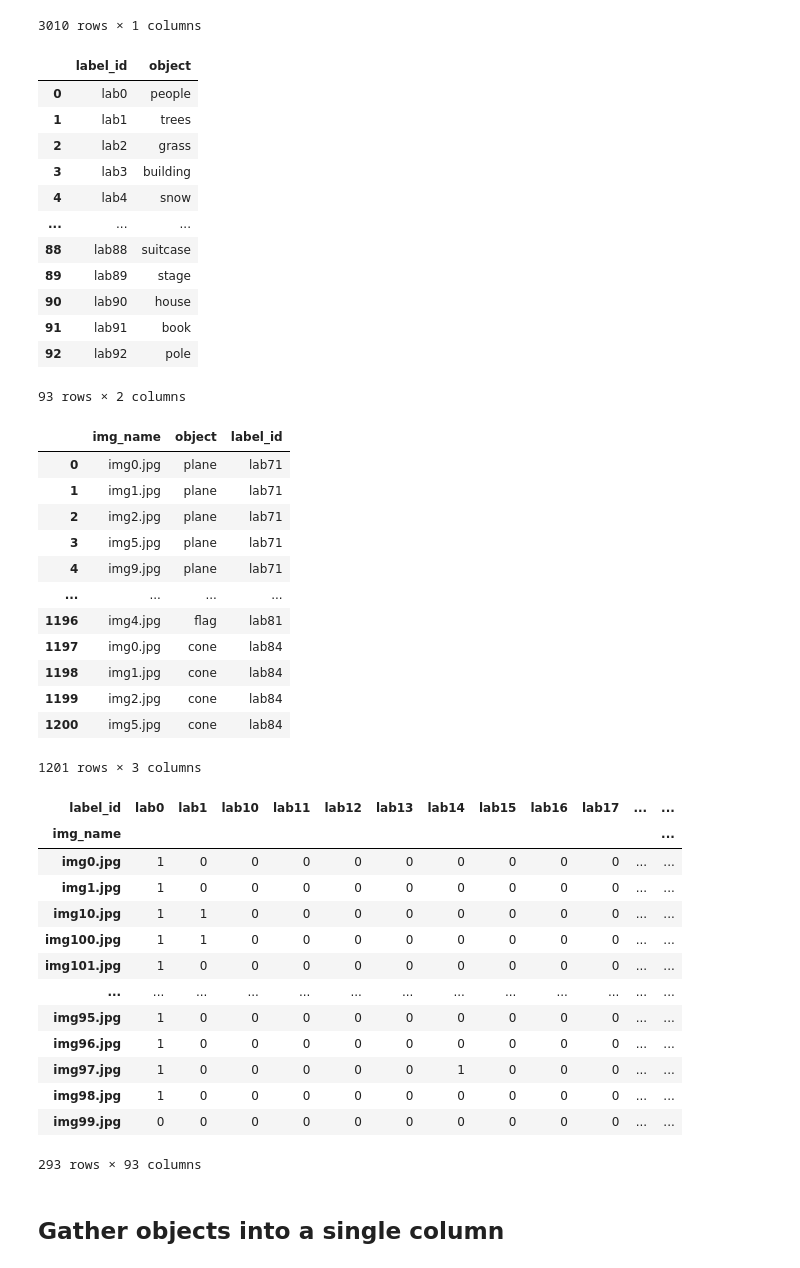
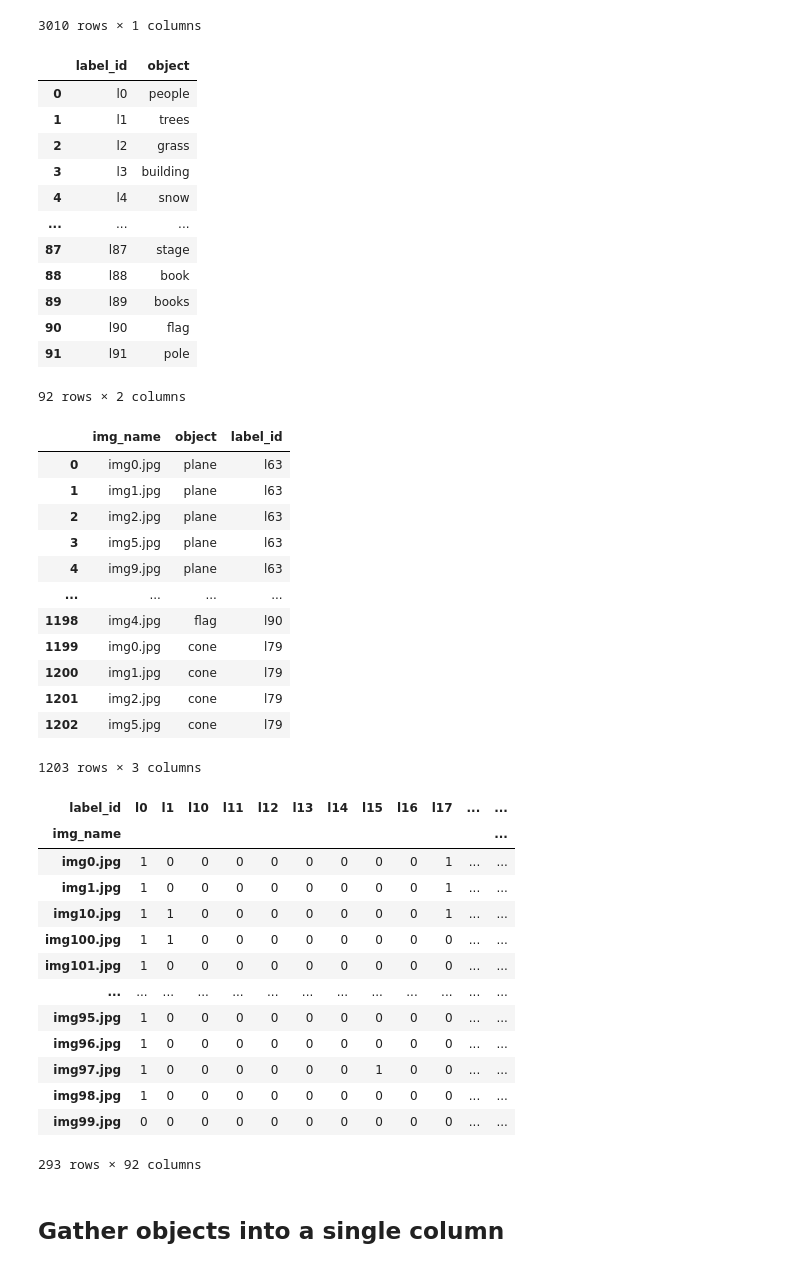
Before and after one commit to kristjan-eljand/andmetalgud, a Jupyter notebook: tartu_preparation.ipynb, the cells around one changed output. Drawn from its saved outputs; the diff is of its cells as text; code cells hidden in the pictures.

Commit message:
Multi-intent data prep + tartu corrections

```diff
--- a/tartu_preparation.ipynb
+++ b/tartu_preparation.ipynb
@@ -44,3 +40,12 @@ for c in img_desc.columns:
+# %%
+# Some data cleaning
+for c in img_desc.columns:
+    # Lowercase everything
+    img_desc[c] = img_desc[c].str.lower()
+    # Remove leading and trailing spaces
+    img_desc[c] = img_desc[c].str.strip()
+    # Replace bicylce and bicycles with bicycle
+    img_desc[c] = img_desc[c].str.replace("bicylce", "bicycle")
 # %% [markdown]
 ## Long format of data
 # %%
@@ -71,34 +76,34 @@ long_desc
 # %%
 # The count of labels
 labels_count = long_desc.groupby(by='object').size().sort_values(ascending=False)
 
 # Keep only labels with at least 4 instances
 labs_to_keep = labels_count[labels_count >= 4]
 
 # Remove the label 'missing'
 labs_to_keep.pop('missing')
 
 # Add names to labels
-label_dict = {f"lab{i}":obj for i,obj in enumerate(labs_to_keep.keys())}
+label_dict = {f"l{i}":obj for i,obj in enumerate(labs_to_keep.keys())}
 label_df = pd.DataFrame({
     'label_id': label_dict.keys(),
     'object': label_dict.values()
 })
 label_df
 # %% [output]
 |  | label_id | object |
-| 0 | lab0 | people |
-| 1 | lab1 | trees |
-| 2 | lab2 | grass |
-| 3 | lab3 | building |
-| 4 | lab4 | snow |
+| 0 | l0 | people |
+| 1 | l1 | trees |
+| 2 | l2 | grass |
+| 3 | l3 | building |
+| 4 | l4 | snow |
 | ... | ... | ... |
-| 88 | lab88 | suitcase |
-| 89 | lab89 | stage |
-| 90 | lab90 | house |
-| 91 | lab91 | book |
-| 92 | lab92 | pole |
+| 87 | l87 | stage |
+| 88 | l88 | book |
+| 89 | l89 | books |
+| 90 | l90 | flag |
+| 91 | l91 | pole |
-93 rows × 2 columns
+92 rows × 2 columns
 # %%
 # Long dataframe that includes only labels that have several instances
 rows_to_keep = [l in labs_to_keep for l in long_desc.object]
@@ -112,18 +117,18 @@ keep_df = keep_df.merge(label_df, on='object')
 keep_df
 # %% [output]
 |  | img_name | object | label_id |
-| 0 | img0.jpg | plane | lab71 |
-| 1 | img1.jpg | plane | lab71 |
-| 2 | img2.jpg | plane | lab71 |
-| 3 | img5.jpg | plane | lab71 |
-| 4 | img9.jpg | plane | lab71 |
+| 0 | img0.jpg | plane | l63 |
+| 1 | img1.jpg | plane | l63 |
+| 2 | img2.jpg | plane | l63 |
+| 3 | img5.jpg | plane | l63 |
+| 4 | img9.jpg | plane | l63 |
 | ... | ... | ... | ... |
-| 1196 | img4.jpg | flag | lab81 |
-| 1197 | img0.jpg | cone | lab84 |
-| 1198 | img1.jpg | cone | lab84 |
-| 1199 | img2.jpg | cone | lab84 |
-| 1200 | img5.jpg | cone | lab84 |
+| 1198 | img4.jpg | flag | l90 |
+| 1199 | img0.jpg | cone | l79 |
+| 1200 | img1.jpg | cone | l79 |
+| 1201 | img2.jpg | cone | l79 |
+| 1202 | img5.jpg | cone | l79 |
-1201 rows × 3 columns
+1203 rows × 3 columns
 # %%
 # Add 1s for values
 keep_df = keep_df.assign(value = 1)
@@ -132,20 +137,20 @@ keep_df = keep_df.assign(value = 1)
 keep_df_wide = keep_df.pivot_table(index='img_name', columns='label_id', values='value', fill_value=0)
 keep_df_wide
 # %% [output]
-| label_id | lab0 | lab1 | lab10 | lab11 | lab12 | lab13 | lab14 | lab15 | lab16 | lab17 | ... | ... |
+| label_id | l0 | l1 | l10 | l11 | l12 | l13 | l14 | l15 | l16 | l17 | ... | ... |
 | img_name |  |  |  |  |  |  |  |  |  |  |  | ... |
-| img0.jpg | 1 | 0 | 0 | 0 | 0 | 0 | 0 | 0 | 0 | 0 | ... | ... |
-| img1.jpg | 1 | 0 | 0 | 0 | 0 | 0 | 0 | 0 | 0 | 0 | ... | ... |
-| img10.jpg | 1 | 1 | 0 | 0 | 0 | 0 | 0 | 0 | 0 | 0 | ... | ... |
+| img0.jpg | 1 | 0 | 0 | 0 | 0 | 0 | 0 | 0 | 0 | 1 | ... | ... |
+| img1.jpg | 1 | 0 | 0 | 0 | 0 | 0 | 0 | 0 | 0 | 1 | ... | ... |
+| img10.jpg | 1 | 1 | 0 | 0 | 0 | 0 | 0 | 0 | 0 | 1 | ... | ... |
 | img100.jpg | 1 | 1 | 0 | 0 | 0 | 0 | 0 | 0 | 0 | 0 | ... | ... |
 | img101.jpg | 1 | 0 | 0 | 0 | 0 | 0 | 0 | 0 | 0 | 0 | ... | ... |
 | ... | ... | ... | ... | ... | ... | ... | ... | ... | ... | ... | ... | ... |
 | img95.jpg | 1 | 0 | 0 | 0 | 0 | 0 | 0 | 0 | 0 | 0 | ... | ... |
 | img96.jpg | 1 | 0 | 0 | 0 | 0 | 0 | 0 | 0 | 0 | 0 | ... | ... |
-| img97.jpg | 1 | 0 | 0 | 0 | 0 | 0 | 1 | 0 | 0 | 0 | ... | ... |
+| img97.jpg | 1 | 0 | 0 | 0 | 0 | 0 | 0 | 1 | 0 | 0 | ... | ... |
 | img98.jpg | 1 | 0 | 0 | 0 | 0 | 0 | 0 | 0 | 0 | 0 | ... | ... |
 | img99.jpg | 0 | 0 | 0 | 0 | 0 | 0 | 0 | 0 | 0 | 0 | ... | ... |
-293 rows × 93 columns
+293 rows × 92 columns
 # %% [markdown]
 ## Gather objects into a single column
 # %%
```
Also changed, not shown: parts of 3 cells of this notebook, 18 other files.
